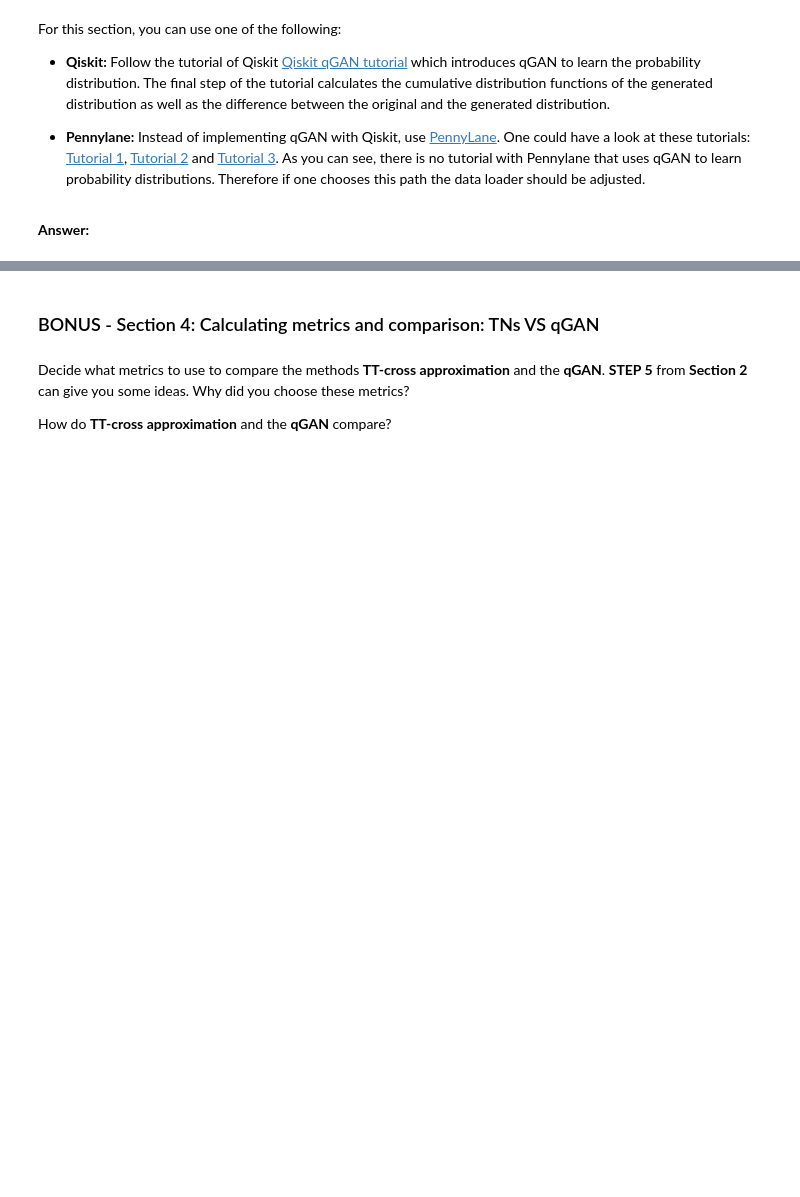
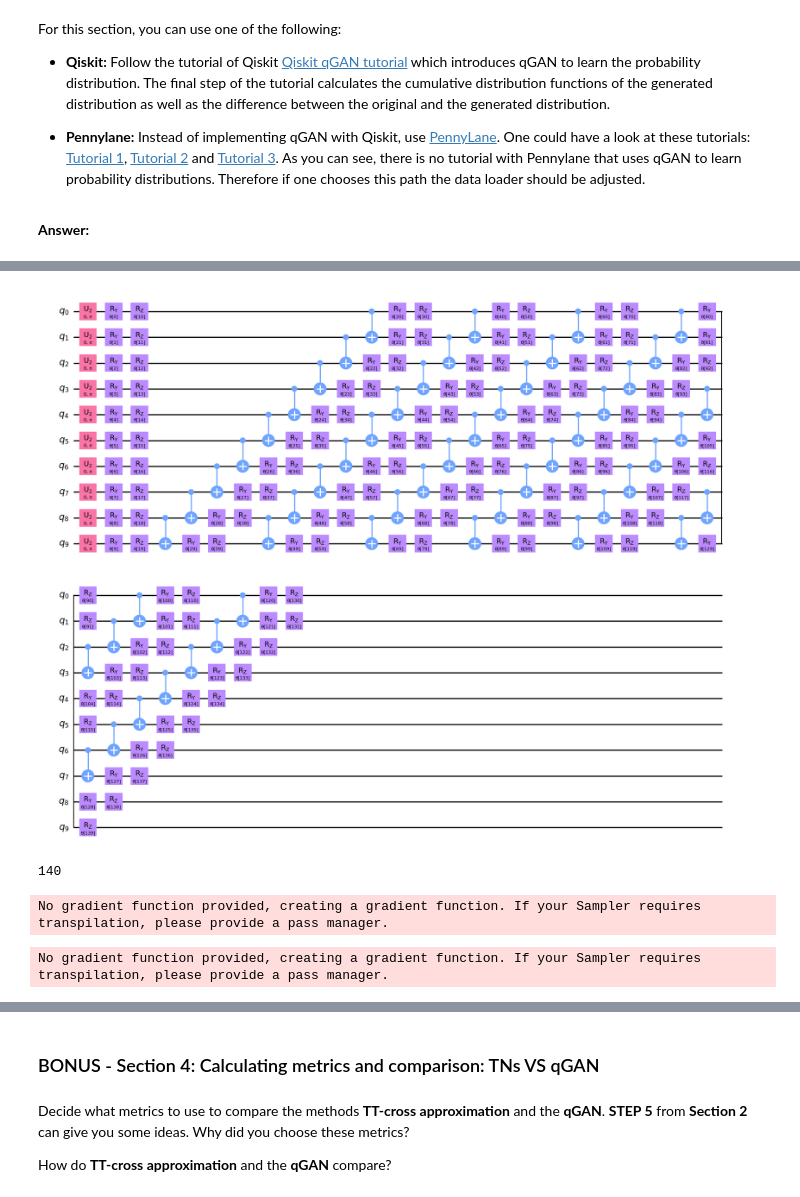
Before and after one commit to vodovozovaliza/no_qlue_tt_qmc, a Jupyter notebook: Challenge Moodys.ipynb, the cells around one changed output, grey strips where cells are left out. Drawn from its saved outputs; the diff is of its cells as text; code cells hidden in the pictures; blank space fills up the shorter version.

```diff
--- a/Challenge Moodys.ipynb
+++ b/Challenge Moodys.ipynb
@@ -2068,0 +2139,17 @@ For this section, you can use one of the following:
+# %%
+from qiskit import QuantumCircuit
+from qiskit.circuit.library import EfficientSU2
+
+qc = QuantumCircuit(num_qubits)
+qc.h(qc.qubits)
+
+ansatz = EfficientSU2(num_qubits, reps=6)
+qc.compose(ansatz, inplace=True)
+# %%
+qc.decompose().draw(output="mpl", style="clifford")
+# %% [output]
+[figure, added]
+# %%
+qc.num_parameters
+# %% [output]
+140
@@ -2068,0 +2195,16 @@ For this section, you can use one of the following:
+# %%
+generator = create_generator()
+discriminator = Discriminator(num_dim)
+# %% [output]
+No gradient function provided, creating a gradient function. If your Sampler requires transpilation, please provide a pass manager.
+# %%
+def adversarial_loss(input, target, w):
+    bce_loss = target * torch.log(input) + (1 - target) * torch.log(1 - input)
+    weighted_loss = w * bce_loss
+    total_loss = -torch.sum(weighted_loss)
+    return total_loss
+
+generator = create_generator()
+discriminator = Discriminator(num_dim).to(device)
+# %% [output]
+No gradient function provided, creating a gradient function. If your Sampler requires transpilation, please provide a pass manager.
```
Also changed, not shown: parts of 15 cells of this notebook.
